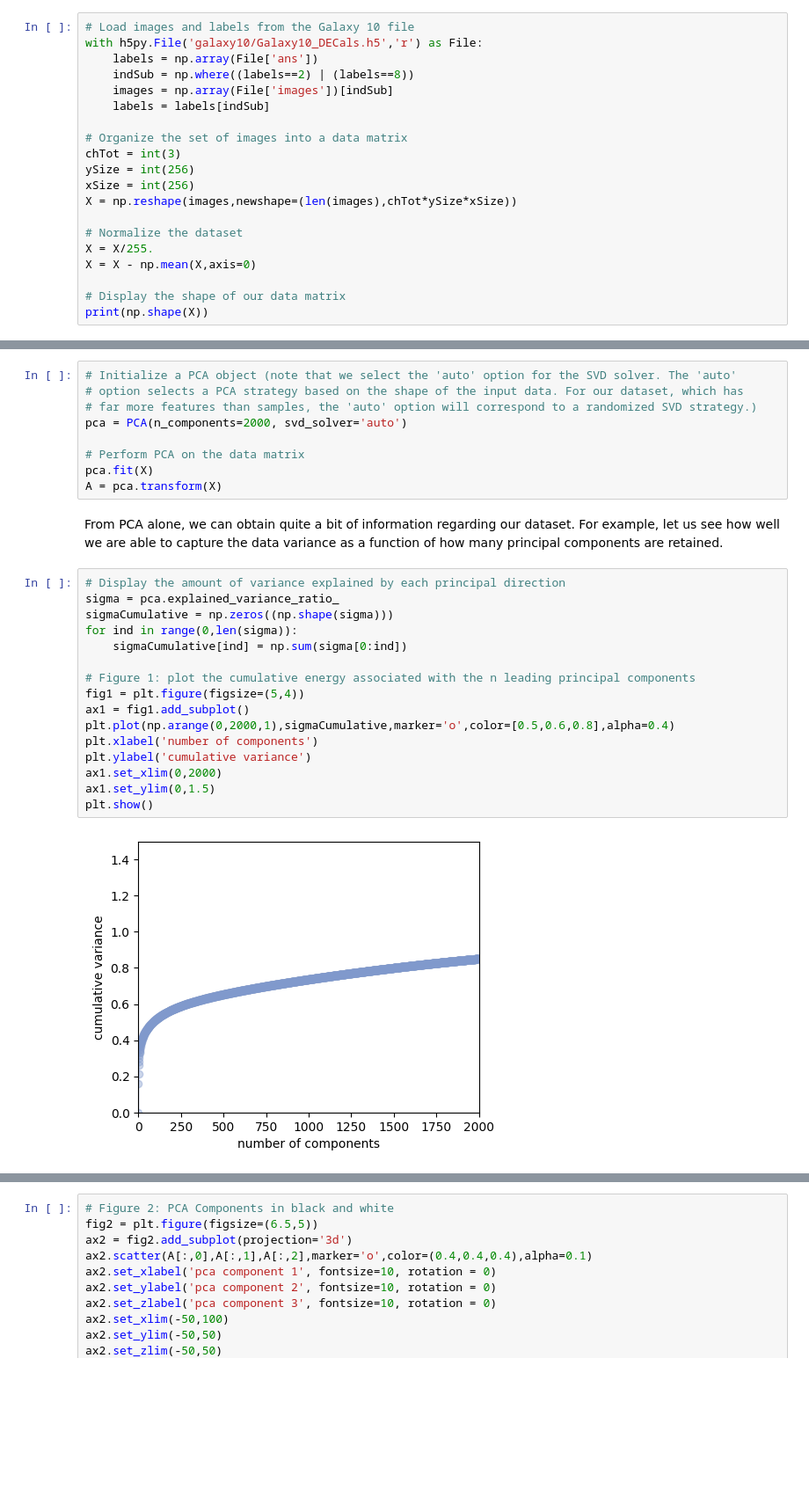
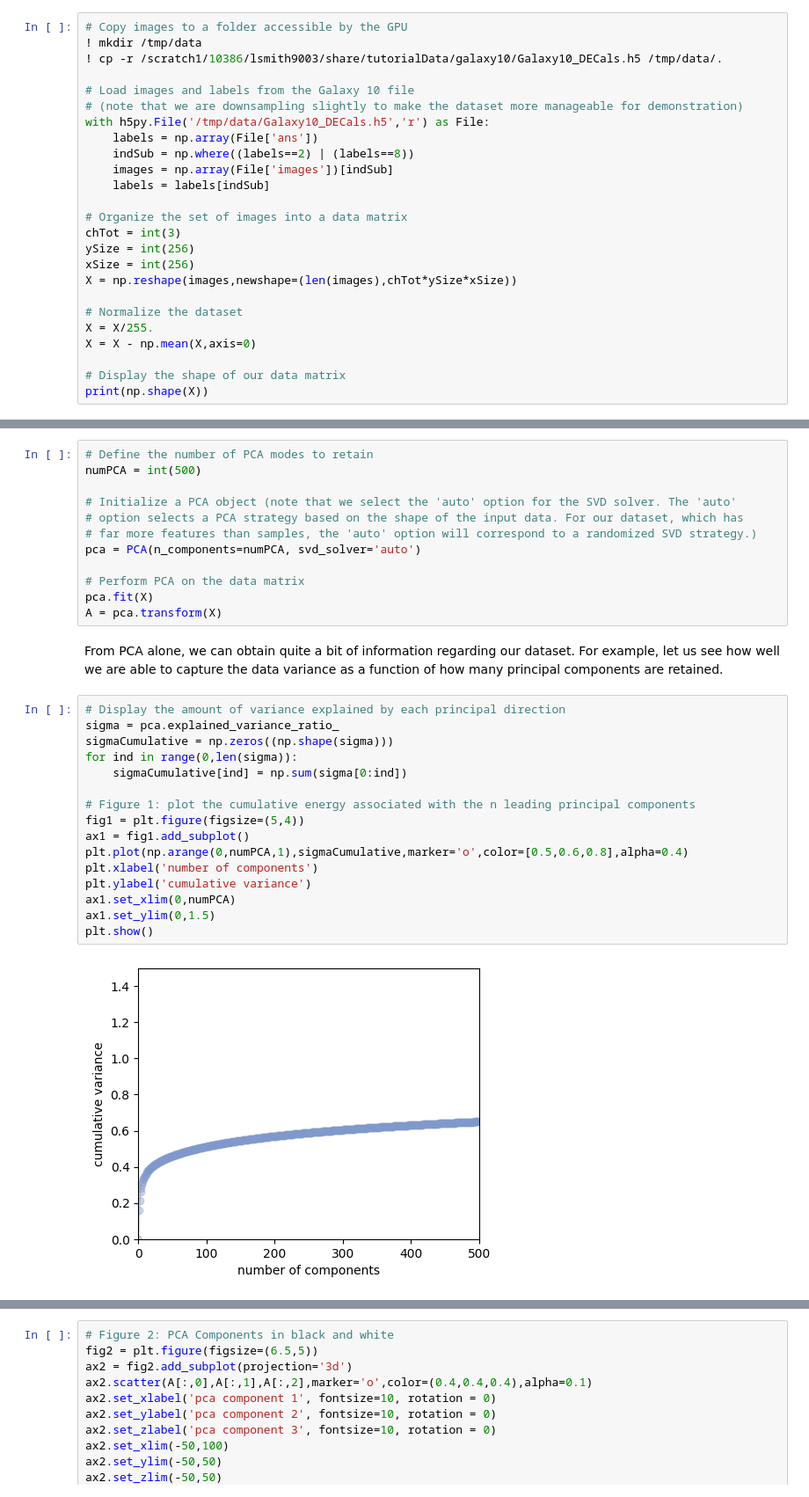
Before and after one commit to jrduncan831/sci_tacc_education_materials, a Jupyter notebook: tutorial_spring_25/day2/handsOn_UnsupervisedLearning.ipynb, the cells around one changed output, grey strips where cells are left out. Shown at 88% size. Cells and saved outputs as stored; diff of their text form; blank space fills up the shorter version.

```diff
--- a/tutorial_spring_25/day2/handsOn_UnsupervisedLearning.ipynb
+++ b/tutorial_spring_25/day2/handsOn_UnsupervisedLearning.ipynb
@@ -38,8 +38,13 @@ The identification of groups is a common first step when processing large scient
 
 We will begin by normalizing our data, such that each entry has a magnitude lying between 0 and 1, and such that the dataset is centered about the origin.
 # %%
+# Copy images to a folder accessible by the GPU
+! mkdir /tmp/data
+! cp -r /scratch1/10386/lsmith9003/share/tutorialData/galaxy10/Galaxy10_DECals.h5 /tmp/data/.
+
 # Load images and labels from the Galaxy 10 file
-with h5py.File('galaxy10/Galaxy10_DECals.h5','r') as File:
+# (note that we are downsampling slightly to make the dataset more manageable for demonstration)
+with h5py.File('/tmp/data/Galaxy10_DECals.h5','r') as File:
     labels = np.array(File['ans'])
     indSub = np.where((labels==2) | (labels==8))
     images = np.array(File['images'])[indSub]
@@ -74,10 +79,13 @@ plt.show()
 
 We will now find a useful representation of our data using principal component analysis (PCA). The idea is that, because PCA captures data variances in an optimal way, this technique will provide a way of visually identifying any large clusters in our data, if present.
 # %%
+# Define the number of PCA modes to retain
+numPCA = int(500)
+
 # Initialize a PCA object (note that we select the 'auto' option for the SVD solver. The 'auto'
 # option selects a PCA strategy based on the shape of the input data. For our dataset, which has
 # far more features than samples, the 'auto' option will correspond to a randomized SVD strategy.)
-pca = PCA(n_components=2000, svd_solver='auto')
+pca = PCA(n_components=numPCA, svd_solver='auto')
 
 # Perform PCA on the data matrix
 pca.fit(X)
@@ -87,19 +95,19 @@ From PCA alone, we can obtain quite a bit of information regarding our dataset.
 # %%
 # Display the amount of variance explained by each principal direction
 sigma = pca.explained_variance_ratio_
 sigmaCumulative = np.zeros((np.shape(sigma)))
 for ind in range(0,len(sigma)):
 	sigmaCumulative[ind] = np.sum(sigma[0:ind])
 
 # Figure 1: plot the cumulative energy associated with the n leading principal components
 fig1 = plt.figure(figsize=(5,4))
 ax1 = fig1.add_subplot()
-plt.plot(np.arange(0,2000,1),sigmaCumulative,marker='o',color=[0.5,0.6,0.8],alpha=0.4)
+plt.plot(np.arange(0,numPCA,1),sigmaCumulative,marker='o',color=[0.5,0.6,0.8],alpha=0.4)
 plt.xlabel('number of components')
 plt.ylabel('cumulative variance')
-ax1.set_xlim(0,2000)
+ax1.set_xlim(0,numPCA)
 ax1.set_ylim(0,1.5)
 plt.show()
 # %% [output]
-[figure, old version]
+[figure, new version]
 # %% [markdown]
```
Also changed, not shown: parts of 14 cells of this notebook.
